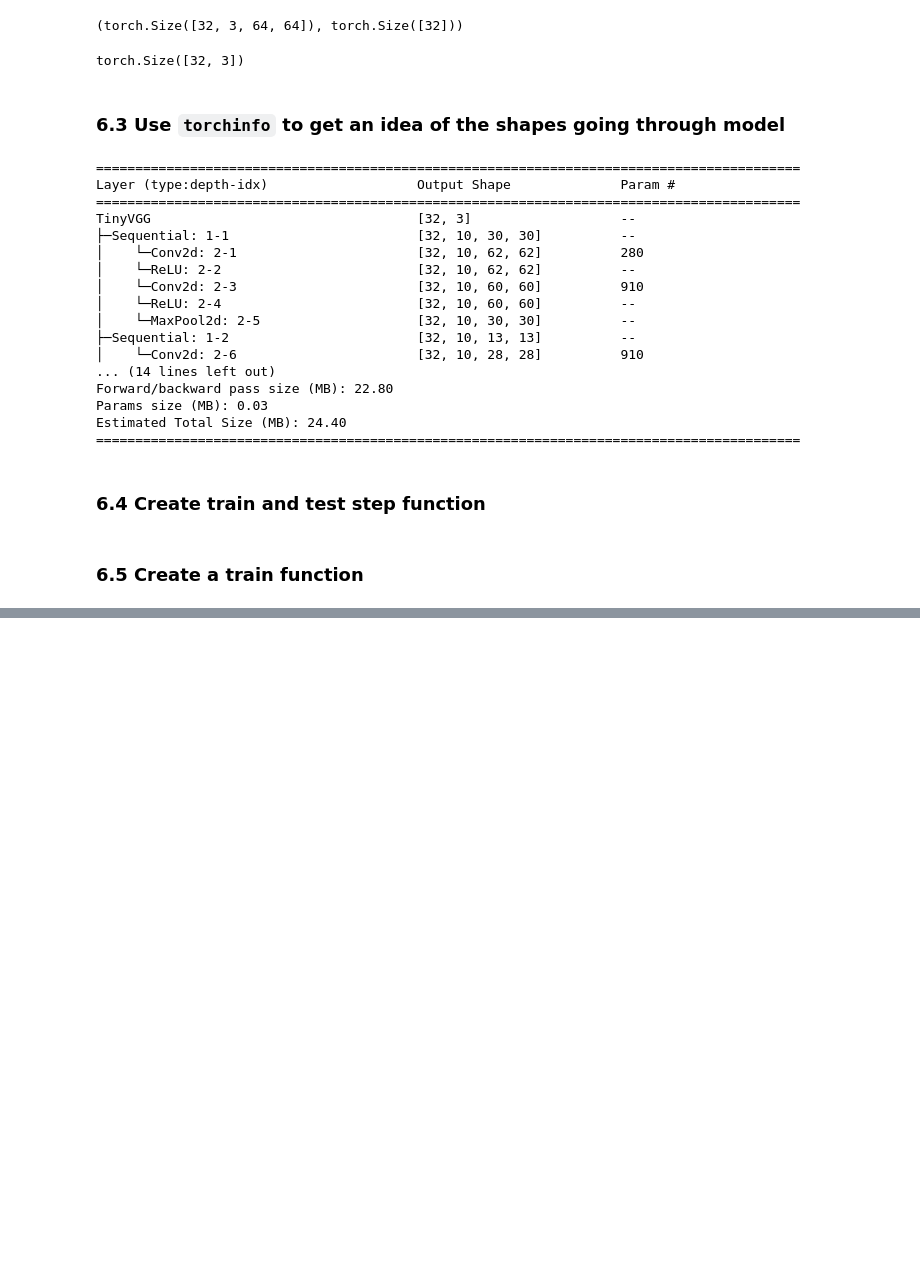
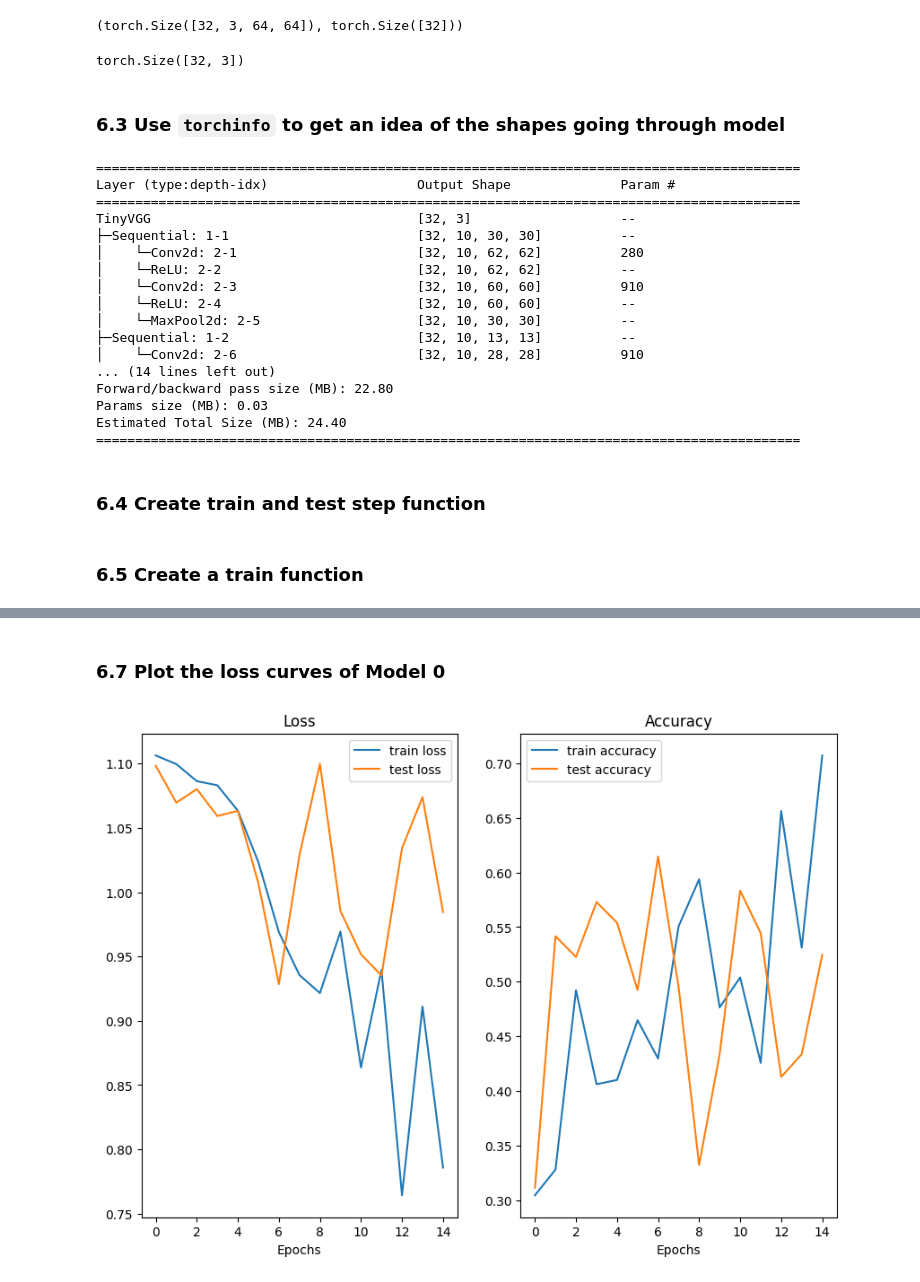
Before and after one commit to MahdiAmrollahi/pytorch-ZTM, a Jupyter notebook: 04_pytorch_custom_dataset.ipynb, the cells around one changed output, grey strips where cells are left out. Saved outputs shown, nothing was run; the diff lists cells and outputs as text; code cells hidden in the pictures; blank space fills up the shorter version.

Commit message:
train model and loss curves

```diff
--- a/04_pytorch_custom_dataset.ipynb
+++ b/04_pytorch_custom_dataset.ipynb
@@ -617,11 +617,11 @@ def train_step(model: torch.nn.Module,
 
         # Calculate accuracy
         y_pred_class = torch.argmax(torch.softmax(y_pred, dim=1), dim=1)
-        trian_acc += (y_pred_class==y).sum().item() / len(y_pred)
+        train_acc += (y_pred_class==y).sum().item() / len(y_pred)
 
     # Adjust metrics to get AVG loss/accuracy
     train_loss /= len(dataloader)
-    trian_acc /= len(dataloader)
+    train_acc /= len(dataloader)
     return train_loss, train_acc
 # %%
 # Create test_step()
@@ -681,7 +681,7 @@ def train(model: torch.nn.Module,
                                         device=device)
         print(f"Epoch: {epoch} | Train loss: {train_loss:.4f} | Train acc: {train_acc:.4f} | Test loss: {test_loss:.4f} | Test acc: {test_acc:.4f}")
 
-        results['test_loss'].append(train_loss)
+        results['train_loss'].append(train_loss)
         results['train_acc'].append(train_acc)
         results['test_loss'].append(test_loss)
         results['test_acc'].append(test_acc)
@@ -689,0 +737,28 @@ def train(model: torch.nn.Module,
+# %% [markdown]
+### 6.7 Plot the loss curves of Model 0
+# %%
+def plot_loss_curves(results):
+    loss = results['train_loss']
+    test_loss = results['test_loss']
+
+    accuracy = results['train_acc']
+    test_accuracy = results['test_acc']
+
+    epochs = range(len(results['train_loss']))
+
+    fig, axes = plt.subplots(1, 2, figsize=(10, 7))
+    axes[0].plot(epochs, loss, label='train loss')
+    axes[0].plot(epochs, test_loss, label='test loss')
+    axes[0].set_title("Loss")
+    axes[0].set_xlabel('Epochs')
+    axes[0].legend()
+
+    axes[1].plot(epochs, accuracy, label='train accuracy')
+    axes[1].plot(epochs, test_accuracy, label='test accuracy')
+    axes[1].set_title("Accuracy")
+    axes[1].set_xlabel('Epochs')
+    axes[1].legend()
+# %%
+plot_loss_curves(model_0_results)
+# %% [output]
+[figure, added]
```
Also changed, not shown: parts of 2 cells of this notebook.
